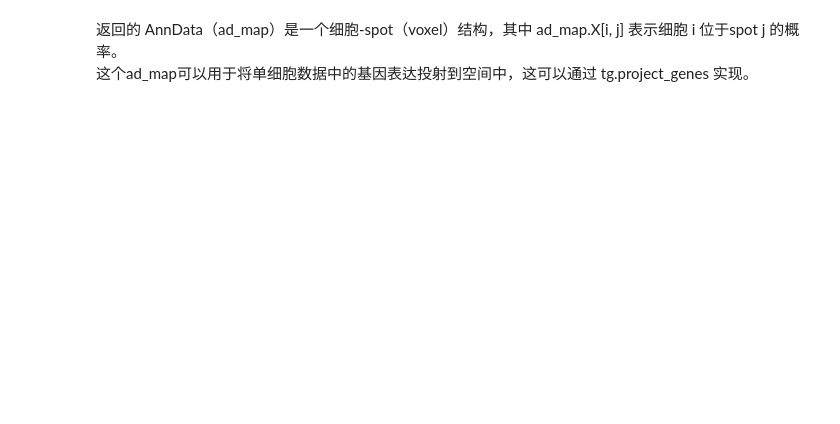
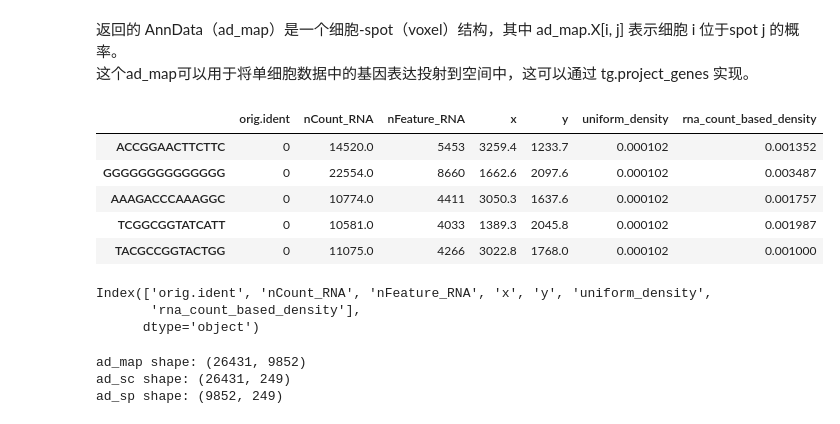
Before and after one commit to 11e11/Tangram, a Jupyter notebook: mytest.ipynb, the cells around one changed output. Saved outputs shown, nothing was run; the diff lists cells and outputs as text; code cells hidden in the pictures; blank space fills up the shorter version.

Commit message:
map_cells_to_space_read

```diff
--- a/mytest.ipynb
+++ b/mytest.ipynb
@@ -35,3 +27,32 @@ INFO:root:Saving results..
 # %% [markdown]
 返回的 AnnData（ad_map）是一个细胞-spot（voxel）结构，其中 ad_map.X[i, j] 表示细胞 i 位于spot j 的概率。<br>
 这个ad_map可以用于将单细胞数据中的基因表达投射到空间中，这可以通过 tg.project_genes 实现。
+# %%
+ad_sp.obs.head()
+# %% [output]
+|  | orig.ident | nCount_RNA | nFeature_RNA | x | y | uniform_density | rna_count_based_density |
+| ACCGGAACTTCTTC | 0 | 14520.0 | 5453 | 3259.4 | 1233.7 | 0.000102 | 0.001352 |
+| GGGGGGGGGGGGGG | 0 | 22554.0 | 8660 | 1662.6 | 2097.6 | 0.000102 | 0.003487 |
+| AAAGACCCAAAGGC | 0 | 10774.0 | 4411 | 3050.3 | 1637.6 | 0.000102 | 0.001757 |
+| TCGGCGGTATCATT | 0 | 10581.0 | 4033 | 1389.3 | 2045.8 | 0.000102 | 0.001987 |
+| TACGCCGGTACTGG | 0 | 11075.0 | 4266 | 3022.8 | 1768.0 | 0.000102 | 0.001000 |
+# %%
+ad_sp1 = sc.read_h5ad('/home/pxy/home/pxy/Tangram/data/test_ad_sp.h5ad')
+ad_sp1.obs.columns
+# %% [output]
+Index(['orig.ident', 'nCount_RNA', 'nFeature_RNA', 'x', 'y', 'uniform_density',
+       'rna_count_based_density'],
+      dtype='object')
+# %%
+# # 检查两个数据集的索引
+# print("ad_map obs index:", ad_map.obs.index)
+# print("ad_sc obs index:", ad_sc.obs.index)
+
+# # 检查两个数据集的形状
+print("ad_map shape:", ad_map.shape)
+print("ad_sc shape:", ad_sc.shape)
+print("ad_sp shape:", ad_sp.shape)
+# %% [output]
+ad_map shape: (26431, 9852)
+ad_sc shape: (26431, 249)
+ad_sp shape: (9852, 249)
```
Also changed, not shown: parts of 6 cells of this notebook, 1 other file.
